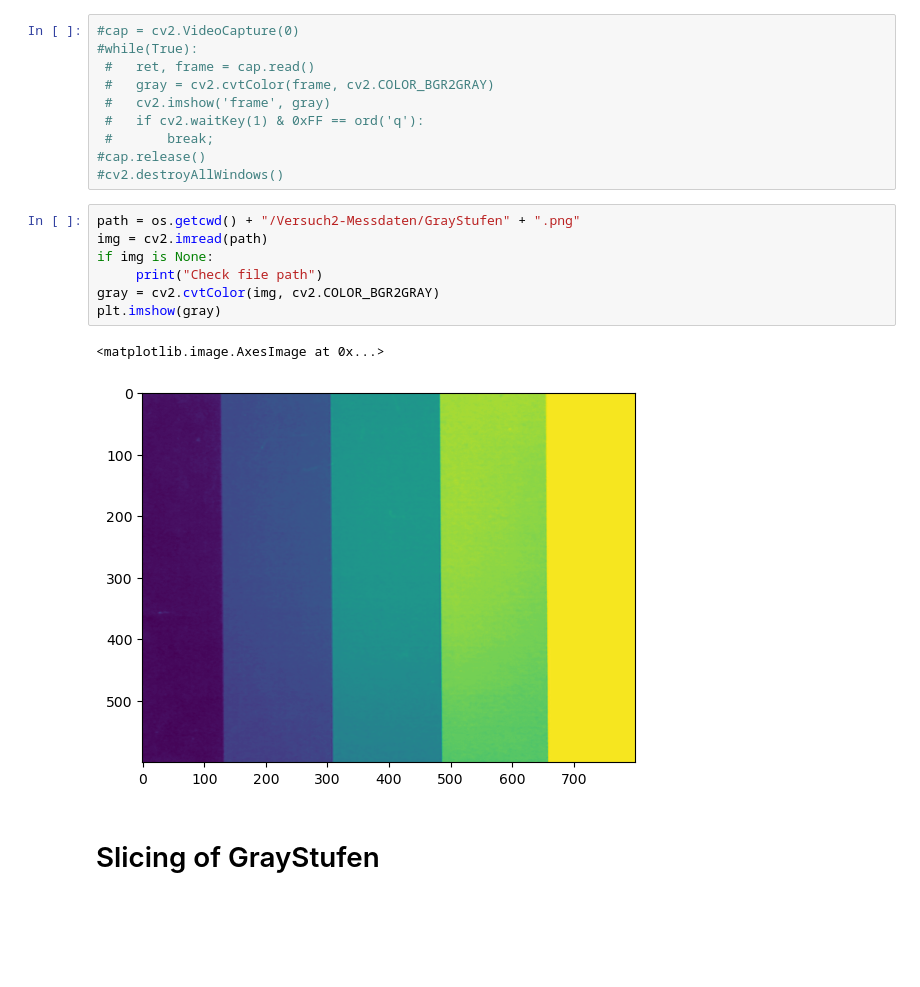
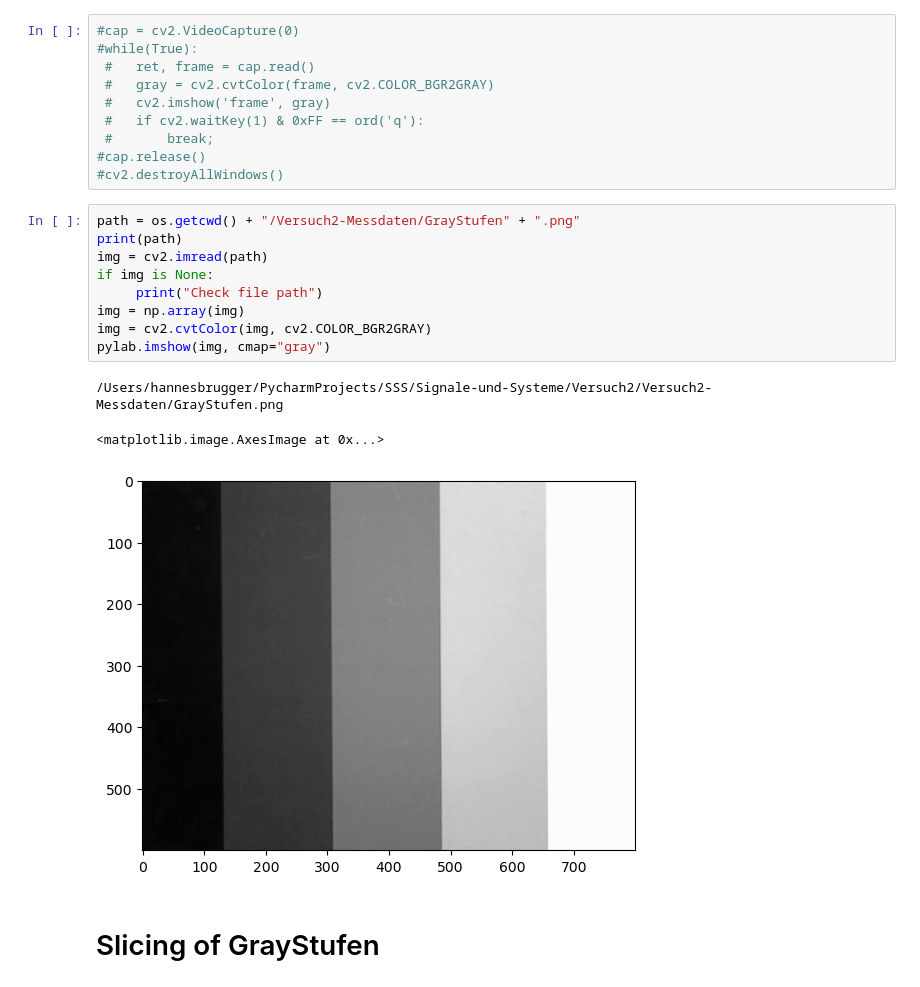
Before and after one commit to hannesbrugger/Signale-und-Systeme, a Jupyter notebook: Versuch2/versuch-2.ipynb, the cells around one changed output. Drawn from its saved outputs; the diff is of its cells as text; blank space fills up the shorter version.

```diff
--- a/Versuch2/versuch-2.ipynb
+++ b/Versuch2/versuch-2.ipynb
@@ -15,14 +17,17 @@ from matplotlib import pyplot as plt
 #cv2.destroyAllWindows()
 # %%
 path = os.getcwd() + "/Versuch2-Messdaten/GrayStufen" + ".png"
+print(path)
 img = cv2.imread(path)
 if img is None:
      print("Check file path")
-gray = cv2.cvtColor(img, cv2.COLOR_BGR2GRAY)
-plt.imshow(gray)
+img = np.array(img)
+img = cv2.cvtColor(img, cv2.COLOR_BGR2GRAY)
+pylab.imshow(img, cmap="gray")
 # %% [output]
-<matplotlib.image.AxesImage at 0x...>
+/Users/hannesbrugger/PycharmProjects/SSS/Signale-und-Systeme/Versuch2/Versuch2-Messdaten/GrayStufen.png
+<matplotlib.image.AxesImage at 0x...>
-[figure, old version]
+[figure, new version]
 # %% [markdown]
 # Slicing of GrayStufen
 # %%
```
Also changed, not shown: parts of 20 cells of this notebook.
